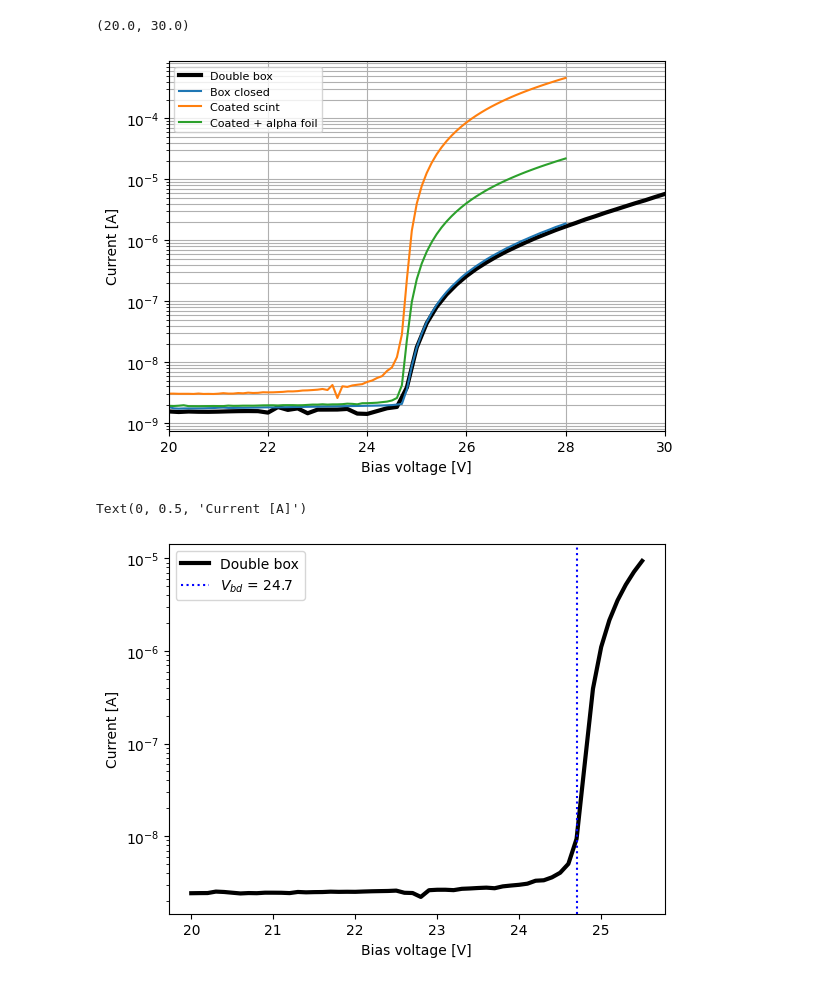
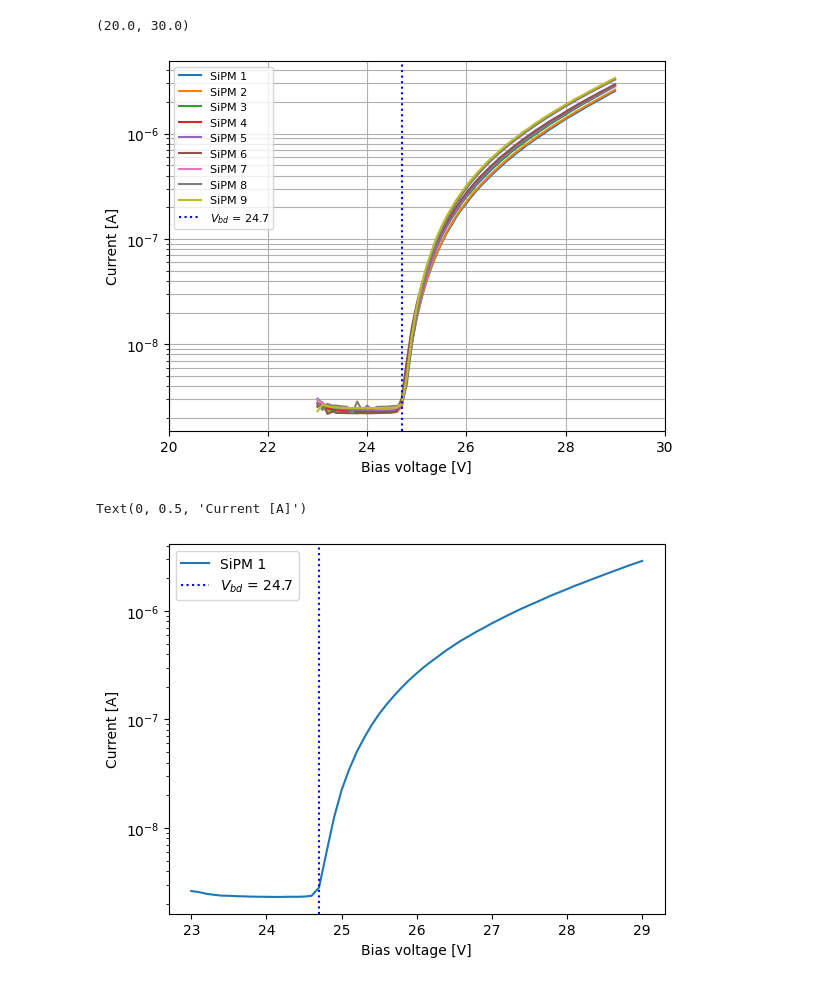
Before and after one commit to Moore-Lab/nanospheres, a Jupyter notebook: SiPMs/IV_curves/analyze_iv.ipynb, the cells around one changed output. Cells and saved outputs as stored; diff of their text form; code cells hidden in the pictures.

```diff
--- a/SiPMs/IV_curves/analyze_iv.ipynb
+++ b/SiPMs/IV_curves/analyze_iv.ipynb
@@ -2,7 +2,7 @@
 import numpy as np
 import matplotlib.pyplot as plt
 # %%
-data_path = 'C:/data/SiPM'
+data_path = 'D:/data/SiPM/IV_curves'
 #file_list = ['20240319_IVcurve_single_SiPM_board_double_box.csv',
 #    '20240318_IVcurve_single_SiPM_board_dark_box.csv',
 #             '20240318_IVcurve_single_SiPM_board.csv',
@@ -13,32 +13,38 @@ data_path = 'C:/data/SiPM'
 #             '20240319_IVcurve_single_SiPM_board_retaped_arduino_on.csv',]
 #labels = ["Double box",'Metal box', 'No tape', 'With tape',"Arduino unplugged","Re-taped","Lights off","Arduino on"]
 
-file_list = ['20240319_IVcurve_single_SiPM_board_double_box.csv',
-             '20240403_IVcurve_coated_box_closed.csv',
-             '20240404_IVcurve_coated.csv',
-             '20240405_IVcurve_coated_alpha_foil.csv']
-labels = ["Double box",'Box closed','Coated scint',"Coated + alpha foil"]
+file_list = []
+labels = []
+for f in range(1,10):
+    file_list.append('20240501_IV_SiPM_%d.csv'%f)
+    labels.append('SiPM %d'%f)
 # %%
 plt.figure()
 
 for i,f in enumerate(file_list):
 
     cdat = np.loadtxt(data_path + '/' + f, delimiter=',')
     gpts = (cdat[:,1] > 5e-10) &  (cdat[:,0] > 0) # fix issue at range switch
 
     if(labels[i] == "Double box"):
         plt.semilogy(cdat[gpts,0], cdat[gpts,1], label=labels[i], lw=3, color='k')
     else:
         plt.semilogy(cdat[gpts,0], cdat[gpts,1], label=labels[i])
 
+
+yy = plt.ylim()
+vbd = 24.7
+plt.plot([vbd, vbd], yy, 'b:', label='$V_{bd}$ = %.1f'%vbd)
+plt.ylim(yy)
+
 plt.legend(fontsize=8)
 plt.xlabel("Bias voltage [V]")
 plt.ylabel("Current [A]")
 plt.grid(True, which='both', axis='both')
 plt.xlim(20,30)
 # %% [output]
 (20.0, 30.0)
-[figure, old version]
+[figure, new version]
 # %%
 plt.figure()
 
@@ -62,4 +68,4 @@ plt.xlabel("Bias voltage [V]")
 plt.ylabel("Current [A]")
 # %% [output]
 Text(0, 0.5, 'Current [A]')
-[figure, old version]
+[figure, new version]
```
Also changed, not shown: 4 other files.
